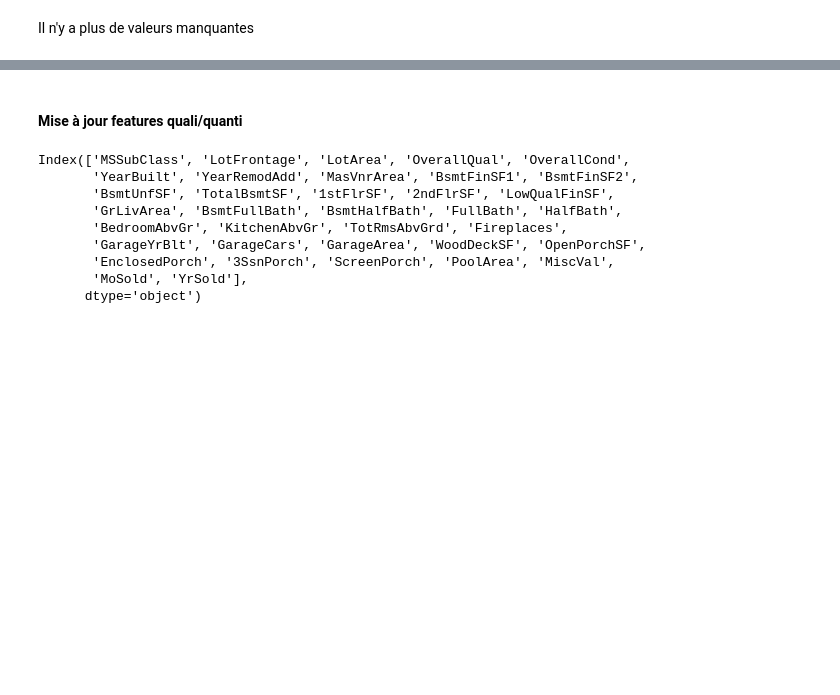
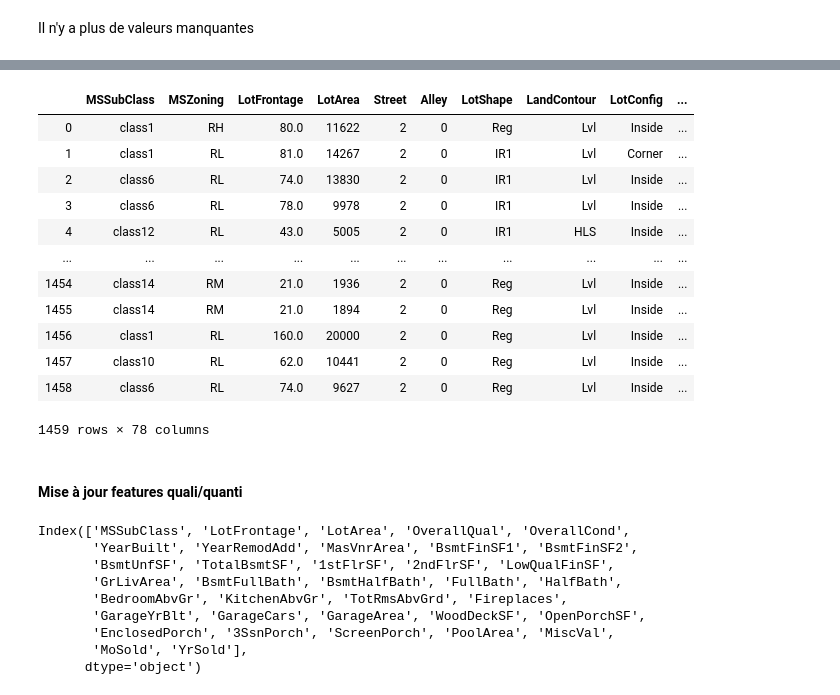
Before and after one commit to Simplon-IA-Bdx-1/house-prices-julien-vincent, a Jupyter notebook: house_prices_regression.ipynb, the cells around one changed output, grey strips where cells are left out. Drawn from its saved outputs; the diff is of its cells as text; code cells hidden in the pictures; blank space fills up the shorter version.

```diff
--- a/house_prices_regression.ipynb
+++ b/house_prices_regression.ipynb
@@ -486,3 +527,19 @@ datas.MSSubClass = datas.MSSubClass.map({20:'class1', 30:'class2', 40:'class3',
+# %%
+my_encoder(test)
+# %% [output]
+|  | MSSubClass | MSZoning | LotFrontage | LotArea | Street | Alley | LotShape | LandContour | LotConfig | ... |
+| 0 | class1 | RH | 80.0 | 11622 | 2 | 0 | Reg | Lvl | Inside | ... |
+| 1 | class1 | RL | 81.0 | 14267 | 2 | 0 | IR1 | Lvl | Corner | ... |
+| 2 | class6 | RL | 74.0 | 13830 | 2 | 0 | IR1 | Lvl | Inside | ... |
+| 3 | class6 | RL | 78.0 | 9978 | 2 | 0 | IR1 | Lvl | Inside | ... |
+| 4 | class12 | RL | 43.0 | 5005 | 2 | 0 | IR1 | HLS | Inside | ... |
+| ... | ... | ... | ... | ... | ... | ... | ... | ... | ... | ... |
+| 1454 | class14 | RM | 21.0 | 1936 | 2 | 0 | Reg | Lvl | Inside | ... |
+| 1455 | class14 | RM | 21.0 | 1894 | 2 | 0 | Reg | Lvl | Inside | ... |
+| 1456 | class1 | RL | 160.0 | 20000 | 2 | 0 | Reg | Lvl | Inside | ... |
+| 1457 | class10 | RL | 62.0 | 10441 | 2 | 0 | Reg | Lvl | Inside | ... |
+| 1458 | class6 | RL | 74.0 | 9627 | 2 | 0 | Reg | Lvl | Inside | ... |
+1459 rows × 78 columns
 # %% [markdown]
 #### Mise à jour features quali/quanti
 # %%
```
Also changed, not shown: parts of 63 cells of this notebook, 12 other files.
